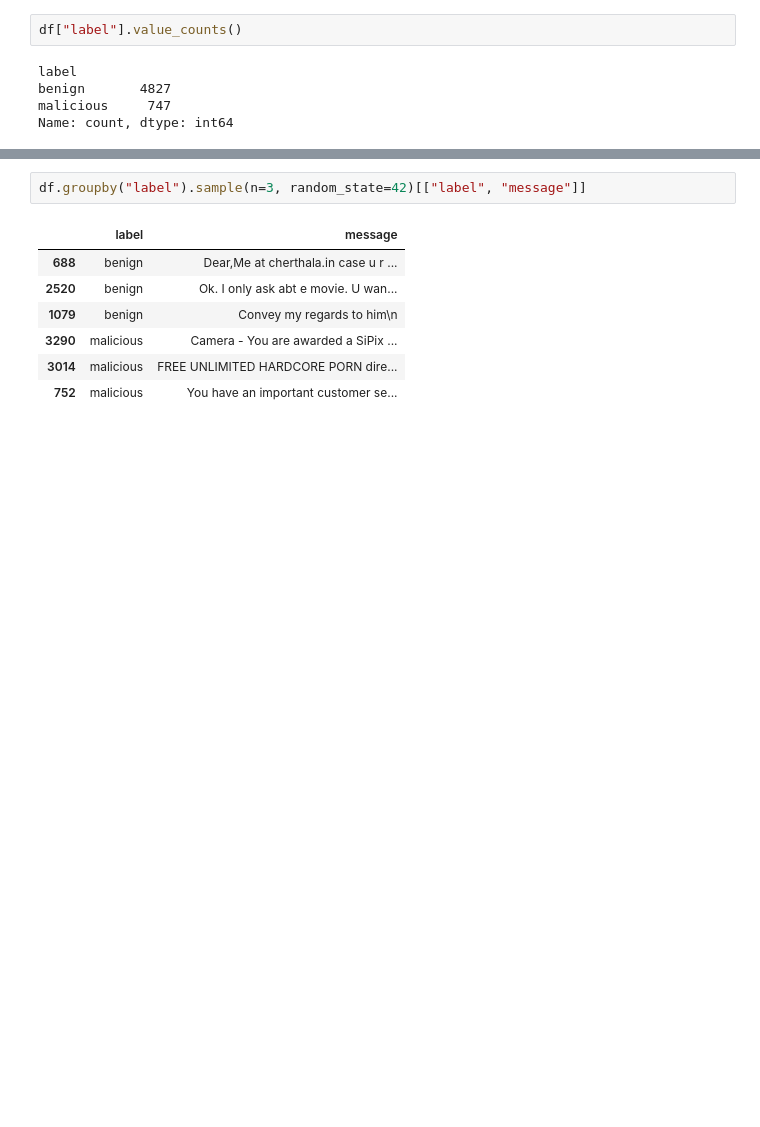
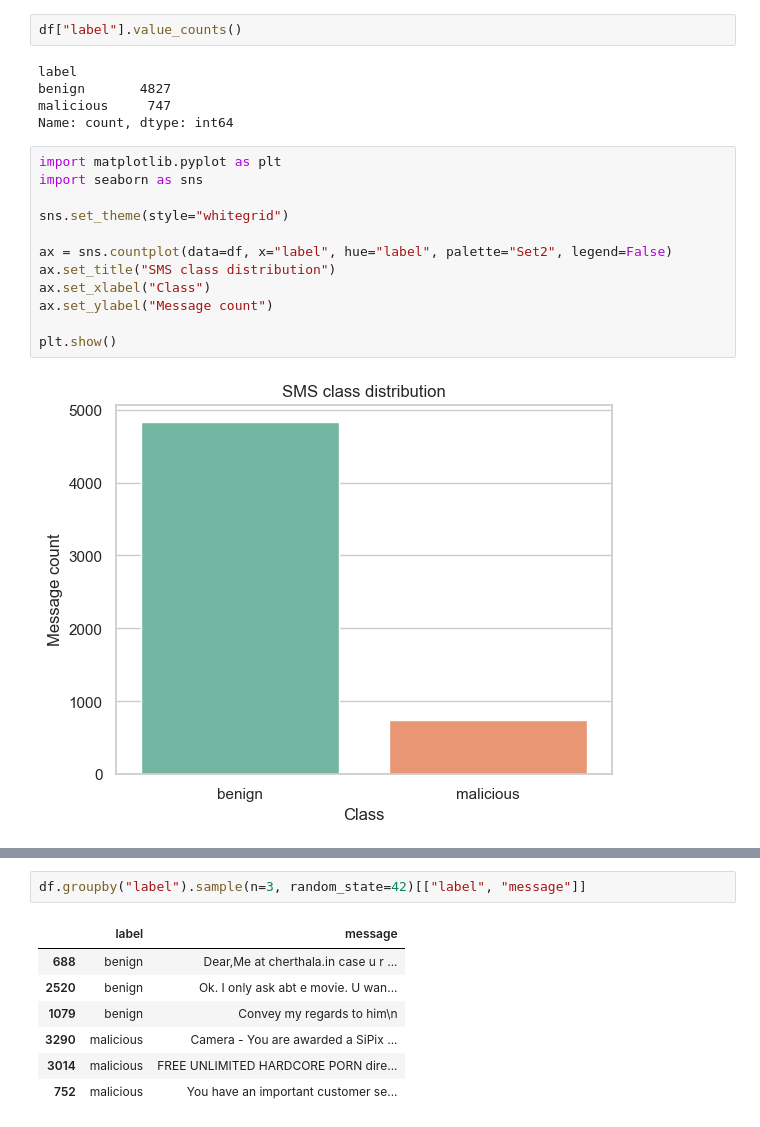
Before and after one commit to majorgilles/sms-malicious-classifier, a Jupyter notebook: notebooks/01_data_exploration.ipynb, the cells around one changed output, grey strips where cells are left out. Saved outputs shown, nothing was run; the diff lists cells and outputs as text; blank space fills up the shorter version.

Commit message:
Add visualizations for SMS class distribution and message length analysis in Jupyter notebook

```diff
--- a/notebooks/01_data_exploration.ipynb
+++ b/notebooks/01_data_exploration.ipynb
@@ -32,3 +32,17 @@ label
 benign       4827
 malicious     747
 Name: count, dtype: int64
+# %%
+import matplotlib.pyplot as plt
+import seaborn as sns
+
+sns.set_theme(style="whitegrid")
+
+ax = sns.countplot(data=df, x="label", hue="label", palette="Set2", legend=False)
+ax.set_title("SMS class distribution")
+ax.set_xlabel("Class")
+ax.set_ylabel("Message count")
+
+plt.show()
+# %% [output]
+[figure, added]
```
Also changed, not shown: parts of 2 cells of this notebook.
